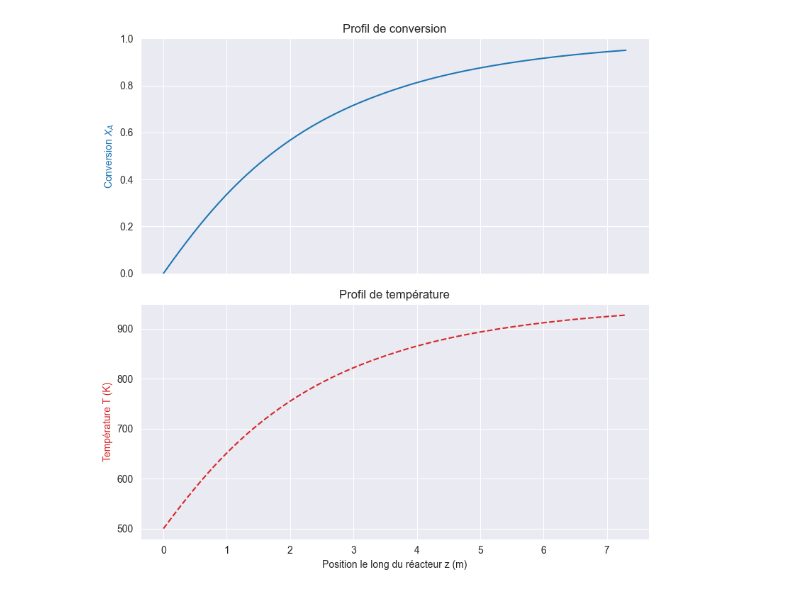
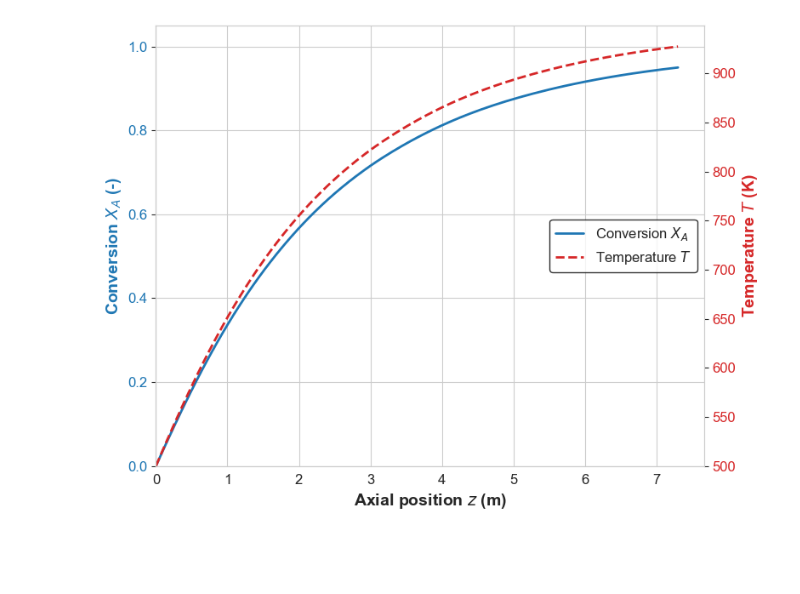
Before and after one commit to JeanSchro/Projet-Indu-process, a Jupyter notebook: Projet_1.ipynb, the cells around one changed output. Cells and saved outputs as stored; diff of their text form; code cells hidden in the pictures; blank space fills up the shorter version.

```diff
--- a/Projet_1.ipynb
+++ b/Projet_1.ipynb
@@ -89,71 +118,72 @@ Température en sortie : 822.1 K
 # %%
-## Q3.a) ##
-
-
-from scipy.integrate import solve_ivp
-import numpy as np
-import matplotlib.pyplot as plt
-import seaborn as sns
-
-## 1. Adiabatic reactor (Recherche de L pour XA = 0.95)
-# Section du réacteur
+## 1. Adiabatic reactor (Length search for XA = 0.95)
+# Area of the reactor cross-section
 Ac = np.pi * (d_R**2) / 4
 
-# Conversion d'unités pour cohérence
+# Unit conversions for consistency (J, mol, Pa)
 P_Pa = P * 1e5
 F_A0_mol = F_A0 * 1000
 DH_A_J = DH_A * 1000
 
-# Conversion du Cp (kJ/kg.K -> J/kg.K) multiplié par la masse molaire Ma (kg/kmol = kg/mol / 1000)
+# Cp conversion (kJ/kg.K -> J/kg.K) multiplied by molar mass Ma (kg/kmol = kg/mol / 1000)
 Cp_mol = (Cp * 1000) * (Ma / 1000)  # J/mol.K
 
-# La variable indépendante est maintenant X_A
+# The independent variable is now X_A
 def systeme_pfr(X_A, y):
     z, T_z = y
 
-    # Évaluation locale de k et C_A (en utilisant le X_A variable)
-    k_local = 2*10**5 * np.exp(-12000/(R*T_z))
-    C_A_local = (P_Pa / (R * T_z)) * ((1 - X_A) / (1 + X_A))
+    k = 2*10**5 * np.exp(-12000/(R*T_z))
+    C_A = (P_Pa / (R * T_z)) * ((1 - X_A) / (1 + X_A))
 
-    r_A_local = k_local * C_A_local
+    r_A = k * C_A
 
-    # EDO 1 : dz/dX_A = F_A0 / (r_A * Ac)
-    dz_dxa = F_A0_mol / (r_A_local * Ac)
-
-    # EDO 2 : dT/dX_A
-    # = (dT/dz) * (dz/dX_A) = (-DH_A) / Cp_mol
+    dz_dxa = F_A0_mol / (r_A * Ac)
     dT_dxa = -DH_A_J / Cp_mol
 
     return [dz_dxa, dT_dxa]
 
-# Résolution numérique (X_A va de 0 à 0.95)
+# Numerical integration (X_A ranges from 0 to 0.95)
 sol = solve_ivp(systeme_pfr, [0, 0.95], [0.0, T0], method='RK45', dense_output=True)
 
-# Récupération des données pour le tracé
+# Data retrieval for plotting
 X_eval = np.linspace(0, 0.95, 200)
 z_out, T_out = sol.sol(X_eval)
 
-print(f"Longueur requise pour 95% de conversion : {z_out[-1]:.3f} m")
-print(f"Température en sortie : {T_out[-1]:.1f} K")
+print(f"Required length for 95% conversion : {z_out[-1]:.3f} m")
+print(f"Exit temperature : {T_out[-1]:.1f} K")
 
-# Tracé graphique (2 graphiques séparés)
-sns.set_style("darkgrid")
-fig, (ax1, ax2) = plt.subplots(2, 1, figsize=(8, 8), sharex=True)
+# Plotting (single plot with dual Y-axis)
+sns.set_style("whitegrid")
+fig, ax1 = plt.subplots(figsize=(8, 6))
 
-# Graphique 1 : Conversion
+# Custom font sizes
+titre_axe_size = 14
+chiffres_axe_size = 12
+legende_size = 12
+
+# Primary left axis: Conversion X_A as a function of z_out
 color1 = 'tab:blue'
-# On trace X_eval en fonction de z_out pour garder le sens physique "Position en X"
-ax1.plot(z_out, X_eval, color=color1, label='$X_A$')
-ax1.set_ylabel('Conversion $X_A$', color=color1)
-ax1.set_ylim([0, 1])
-ax1.set_title('Profil de conversion')
+line1 = ax1.plot(z_out, X_eval, color=color1, linewidth=2, label='Conversion $X_A$')
+ax1.set_xlabel('Axial position $z$ (m)', fontweight='bold', fontsize=titre_axe_size)
+ax1.set_ylabel('Conversion $X_A$ (-)', color=color1, fontweight='bold', fontsize=titre_axe_size)
+ax1.tick_params(axis='x', labelsize=chiffres_axe_size)
+ax1.tick_params(axis='y', labelcolor=color1, labelsize=chiffres_axe_size)
+ax1.set_xlim(left=0)
+ax1.set_ylim([0, 1.05])
 
-# Graphique 2 : Température
+# Secondary right axis: Temperature T as a function of z_out
+ax2 = ax1.twinx()
 color2 = 'tab:red'
-ax2.plot(z_out, T_out, color=color2, linestyle='--', label='Température')
-ax2.set_xlabel('Position le long du réacteur z (m)')
-ax2.set_ylabel('Température T (K)', color=color2)
-ax2.set_title('Profil de température')
+line2 = ax2.plot(z_out, T_out, color=color2, linestyle='--', linewidth=2, label='Temperature $T$')
+ax2.set_ylabel('Temperature $T$ (K)', color=color2, fontweight='bold', fontsize=titre_axe_size)
+ax2.tick_params(axis='y', labelcolor=color2, labelsize=chiffres_axe_size)
+ax2.set_ylim(bottom=500)
+ax2.grid(False)
+
+# Legend grouping
+lines = line1 + line2
+labels = [l.get_label() for l in lines]
+ax1.legend(lines, labels, loc='center right', frameon=True, edgecolor='black', fontsize=legende_size)
 
 fig.tight_layout()
 plt.show()
@@ -163 +193 @@ Température en sortie : 927.5 K
-[figure, old version]
+[figure, new version]
```
Also changed, not shown: parts of 4 cells of this notebook.
